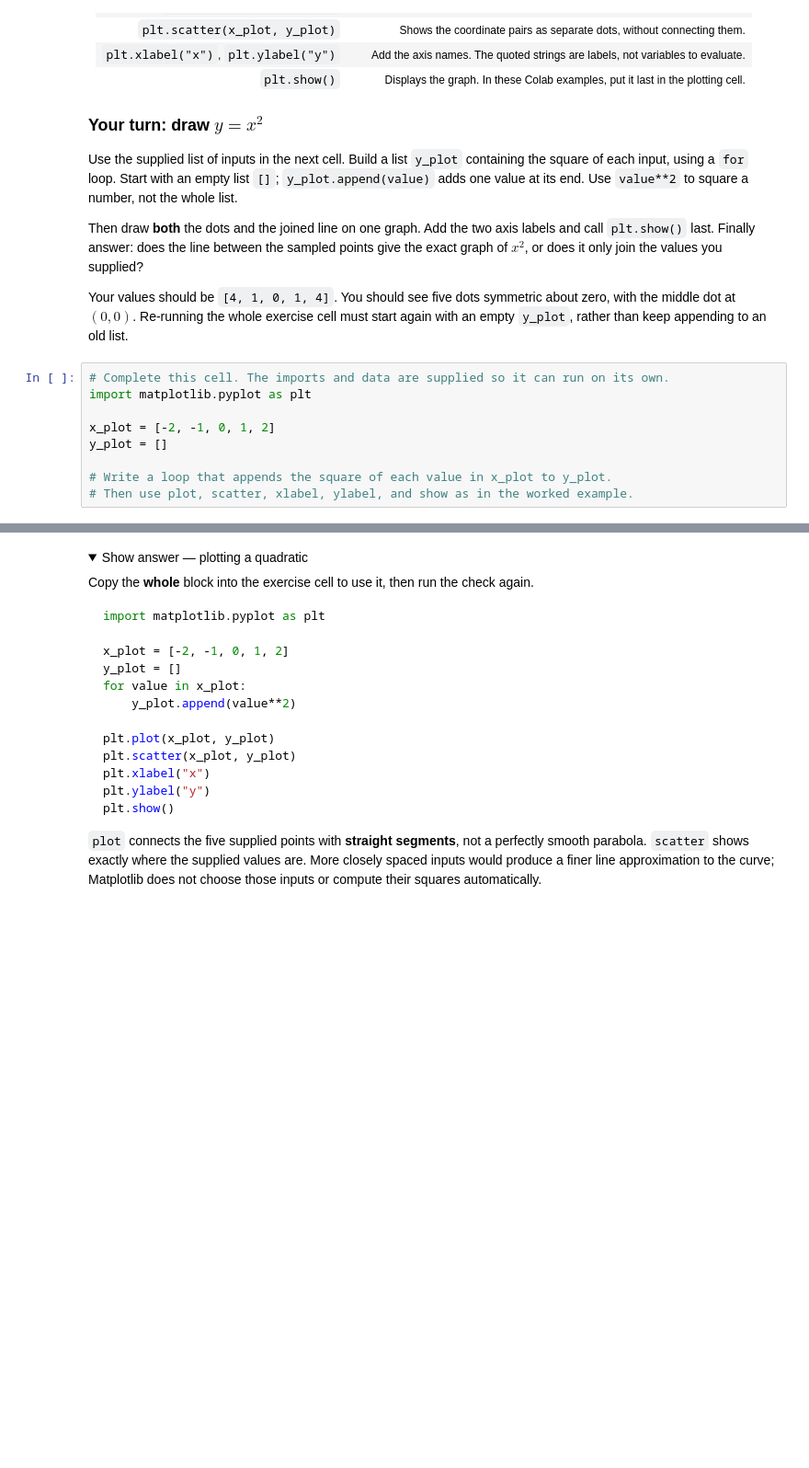
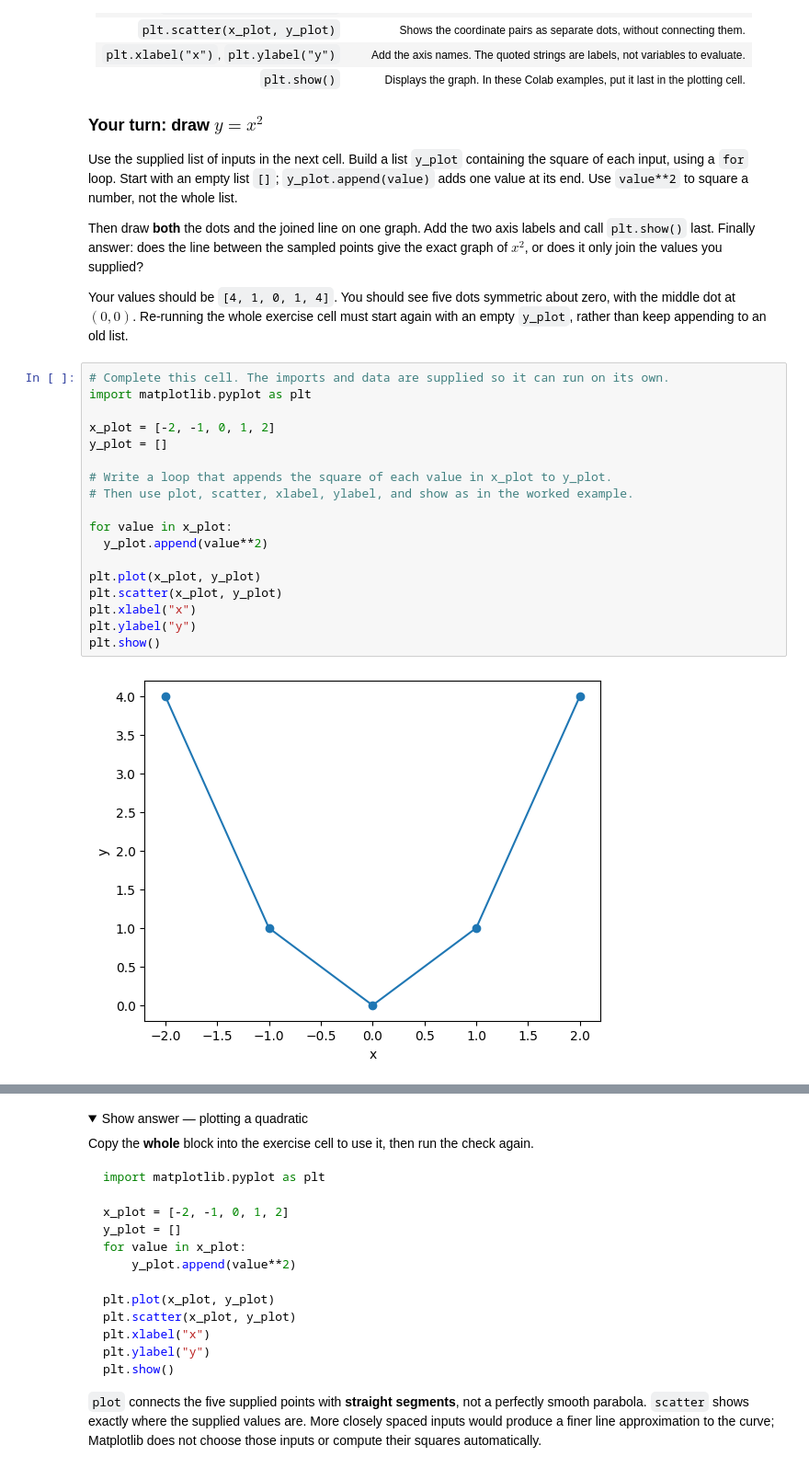
Before and after one commit to starfishchennn/Foundations-of-Artificial-Intelligence, a Jupyter notebook: Week_01/Week_01_intro_to_python.ipynb, the cells around one changed output, grey strips where cells are left out. Shown at 92% size. Drawn from its saved outputs; the diff is of its cells as text; folded sections open; blank space fills up the shorter version.

```diff
--- a/Week_01/Week_01_intro_to_python.ipynb
+++ b/Week_01/Week_01_intro_to_python.ipynb
@@ -175,12 +184,23 @@ Your values should be `[4, 1, 0, 1, 4]`. You should see five dots symmetric abou
 # %%
 # Complete this cell. The imports and data are supplied so it can run on its own.
 import matplotlib.pyplot as plt
 
 x_plot = [-2, -1, 0, 1, 2]
 y_plot = []
 
 # Write a loop that appends the square of each value in x_plot to y_plot.
 # Then use plot, scatter, xlabel, ylabel, and show as in the worked example.
+
+for value in x_plot:
+  y_plot.append(value**2)
+
+plt.plot(x_plot, y_plot)
+plt.scatter(x_plot, y_plot)
+plt.xlabel("x")
+plt.ylabel("y")
+plt.show()
+# %% [output]
+[figure, added]
 # %%
 # Supplied check: run after attempting the exercise. You do not need to edit it.
 if y_plot == [4, 1, 0, 1, 4]:
```
Also changed, not shown: parts of 6 cells of this notebook.
